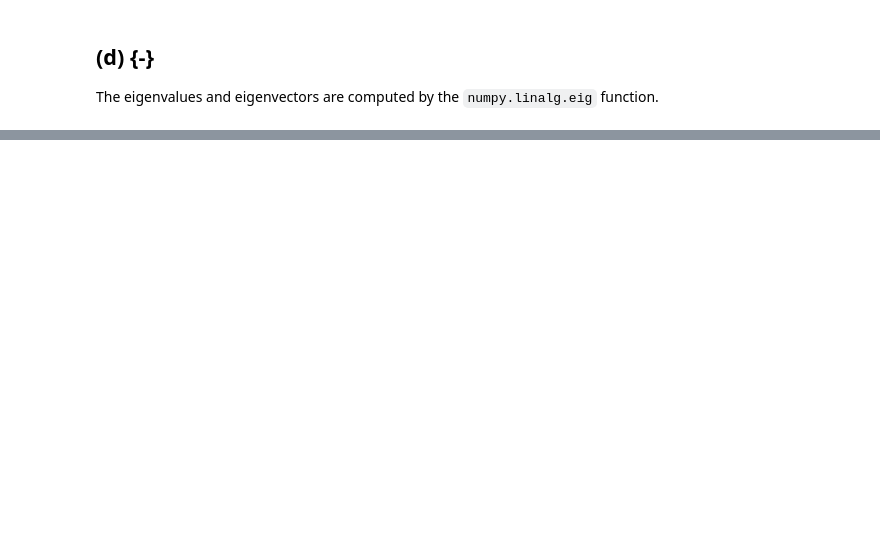
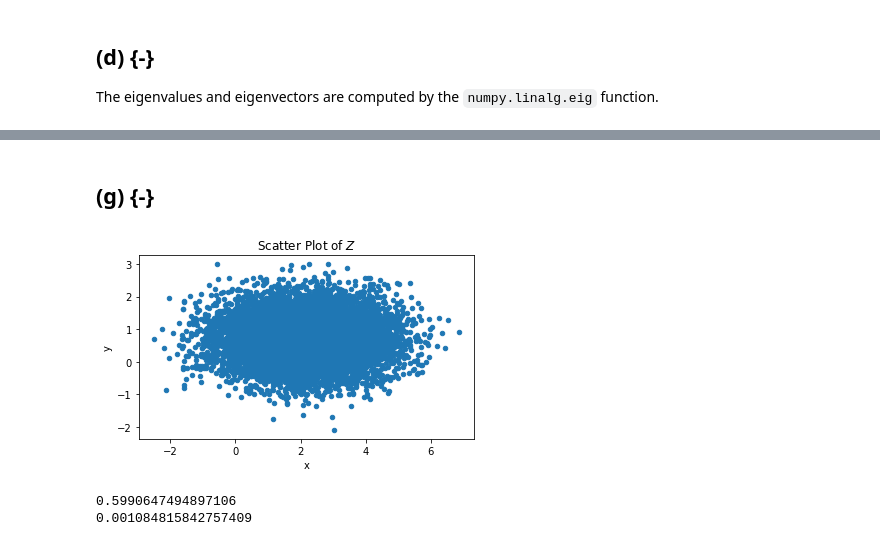
Before and after one commit to beginnerSC/mscf_hw, a Jupyter notebook: ML I/Homework #2.ipynb, the cells around one changed output, grey strips where cells are left out. Saved outputs shown, nothing was run; the diff lists cells and outputs as text; code cells hidden in the pictures; blank space fills up the shorter version.

```diff
--- a/ML I/Homework #2.ipynb
+++ b/ML I/Homework #2.ipynb
@@ -104,0 +105,18 @@ fig.suptitle('Scatter Plot of 100 Sample Points from the Bivariate Normal Distri
+# %% [markdown]
+## (g) {-}
+# %%
+w, v = np.linalg.eig(sigma(0.6))
+v1 = v[:, 0]
+v2 = v[:, 1]
+
+Z = DataFrame({'x': X@v1, 'y': X@v2})
+ax = Z.plot(kind='scatter', x='x', y='y')
+ax.set(aspect=1, title='Scatter Plot of $Z$');
+# %% [output]
+[figure, added]
+# %%
+print(X['x'].corr(X['y']))
+print(Z['x'].corr(Z['y']))
+# %% [output]
+0.5990647494897106
+0.001084815842757409
```
Also changed, not shown: parts of 6 cells of this notebook.
